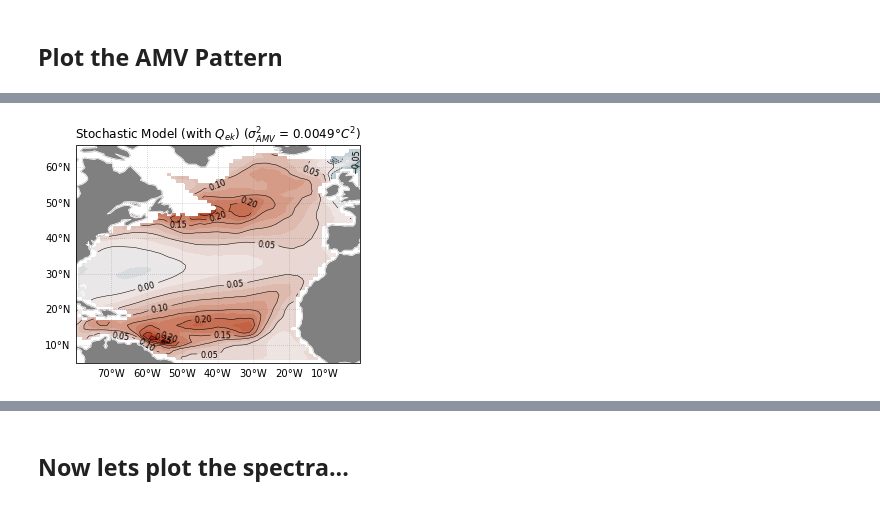
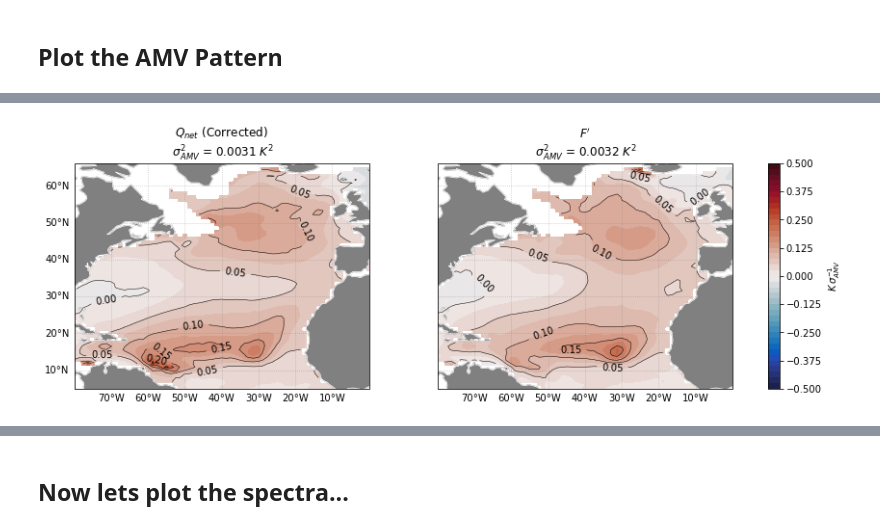
Before and after one commit to glennliu265/stochmod, a Jupyter notebook: analysis/Analyze_SM_Output.ipynb, the cells around one changed output, grey strips where cells are left out. Cells and saved outputs as stored; diff of their text form; code cells hidden in the pictures.

```diff
--- a/analysis/Analyze_SM_Output.ipynb
+++ b/analysis/Analyze_SM_Output.ipynb
@@ -21,7 +21,7 @@ projpath   = "/Users/gliu/Downloads/02_Research/01_Projects/01_AMV/02_stochmod/"
 datpath     = projpath + '01_Data/model_output/'
 rawpath     = projpath + '01_Data/model_input/'
 outpathdat  = datpath + '/proc/'
-figpath     = projpath + "02_Figures/20210104/"
+figpath     = projpath + "02_Figures/20220214/"
 
 sys.path.append("/Users/gliu/Downloads/02_Research/01_Projects/01_AMV/02_stochmod/03_Scripts/stochmod/model/")
 sys.path.append("/Users/gliu/Downloads/02_Research/01_Projects/01_AMV/00_Commons/03_Scripts/")
@@ -261,13 +282,16 @@ amvids   = []
 
 # Load the dictionary [h-const, h-vary, entrain]
 expid = frcname
-rsst_fn = "%sproc/AMV_Region_%s.npz" % (datpath,expid)
-print("Loading %s" % rsst_fn)
-ld = np.load(rsst_fn,allow_pickle=True)#.item()
 
-amvidx = ld['amvidx_region'].item()
-amvpat = ld['amvpat_region'].item()
+for i in range(len(fnames)):
+    expid = fnames[i]
+    rsst_fn = "%sproc/AMV_Region_%s.npz" % (datpath,expid)
+    print("Loading %s" % rsst_fn)
+    ld = np.load(rsst_fn,allow_pickle=True)#.item()
 
-amvpats.append(amvpat)
-amvids.append(amvidx)
+    amvidx = ld['amvidx_region'].item()
+    amvpat = ld['amvpat_region'].item()
+
+    amvpats.append(amvpat)
+    amvids.append(amvidx)
 # %% [output]
@@ -279,36 +308,58 @@ len(amvpats[0][0])
 # %%
 # Plot AMV Pattern
 
-#rid = 4
-#mid = 0
-f = 0
+# Settings
+mid = 2
+rid = 4
 plotbbox=False
 dfcol = 'w'
-
+debug=False
 
 cmax  = 0.5
 cstep = 0.025
 lstep = 0.05
 cint,cl_int=viz.return_clevels(cmax,cstep,lstep)
 clb = ["%.2f"%i for i in cint[::4]]
 
+#cl_int = cint
 
 
-fig,ax = plt.subplots(1,1,subplot_kw = {'projection':ccrs.PlateCarree()})
+# Init Figure
+fig,axs = plt.subplots(1,2,figsize=(12,4),constrained_layout=True,
+                       subplot_kw = {'projection':ccrs.PlateCarree()})
 
-# Make the Plot
-ax = viz.add_coast_grid(ax,bboxplot,line_color=dfcol,
-                        fill_color='gray')
+for i in range(2):
+    # Set axis and labels
+    ax = axs.flatten()[i]
+    if i == 0:
+        blabel=[1,0,0,1]
+    else:
+        blabel=[0,0,0,1]
 
-pcm = ax.contourf(lon,lat,amvpats[f][rid][mid].T,levels=cint,cmap=cmocean.cm.balance)
-ax.pcolormesh(lon,lat,amvpats[f][rid][mid].T,vmin=cint[0],vmax=cint[-1],cmap=cmocean.cm.balance,zorder=-1)
-cl = ax.contour(lon,lat,amvpats[f][rid][mid].T,levels=cl_int,colors="k",linewidths=0.5)
-ax.clabel(cl,levels=cl_int,fontsize=8)
-ax.set_title("%s ($\sigma^2_{AMV}$ = %.4f$\degree C^2$)"%(expnames[mid],np.var(amvids[f][rid][mid])))
-if plotbbox:
-    ax,ll = viz.plot_box(bbox_NNA,ax=ax,leglab="AMV",
-                         color=dfcol,linestyle="dashed",linewidth=2,return_line=True)
 
-plt.savefig("%sAMV_Pattern_Qek.png"%(figpath),dpi=200)
+    # Make the Plot
+    ax = viz.add_coast_grid(ax,bboxplot,line_color=dfcol,
+                            fill_color='gray',blabels=blabel)
+
+    # Plot the pattern
+    plotamv = amvpats[i][rid][mid].T
+    pcm = ax.contourf(lon,lat,plotamv,levels=cint,cmap=cmocean.cm.balance)
+    ax.pcolormesh(lon,lat,plotamv,vmin=cint[0],vmax=cint[-1],cmap=cmocean.cm.balance,zorder=-1)
+    cl = ax.contour(lon,lat,plotamv,levels=cl_int,colors="k",linewidths=0.5)
+    ax.clabel(cl,levels=cl_int,fontsize=10)
+
+    # Random Printing for Debug
+    if debug:
+        print(f),print(rid),print(mid)
+        print("")
+        print(len(amvids)),print(len(amvids[0])),print(len(amvids[0][0]))
+    ax.set_title("%s \n $\sigma^2_{AMV}$ = %.4f $K^2$"%(expnames[i],np.var(amvids[i][rid][mid])))
+    if plotbbox:
+        ax,ll = viz.plot_box(bbox_NNA,ax=ax,leglab="AMV",
+                             color=dfcol,linestyle="dashed",linewidth=2,return_line=True)
+
+cb = fig.colorbar(pcm,ax=axs.flatten())
+cb.set_label("$K \, \sigma^{-1}_{AMV}$")
+plt.savefig("%sAMV_Pattern_%s_rid%i_mid%i.png"%(figpath,exname,rid,mid),dpi=200)
 # %% [output]
-[figure, old version]
+[figure, new version]
```
Also changed, not shown: parts of 27 cells of this notebook.
